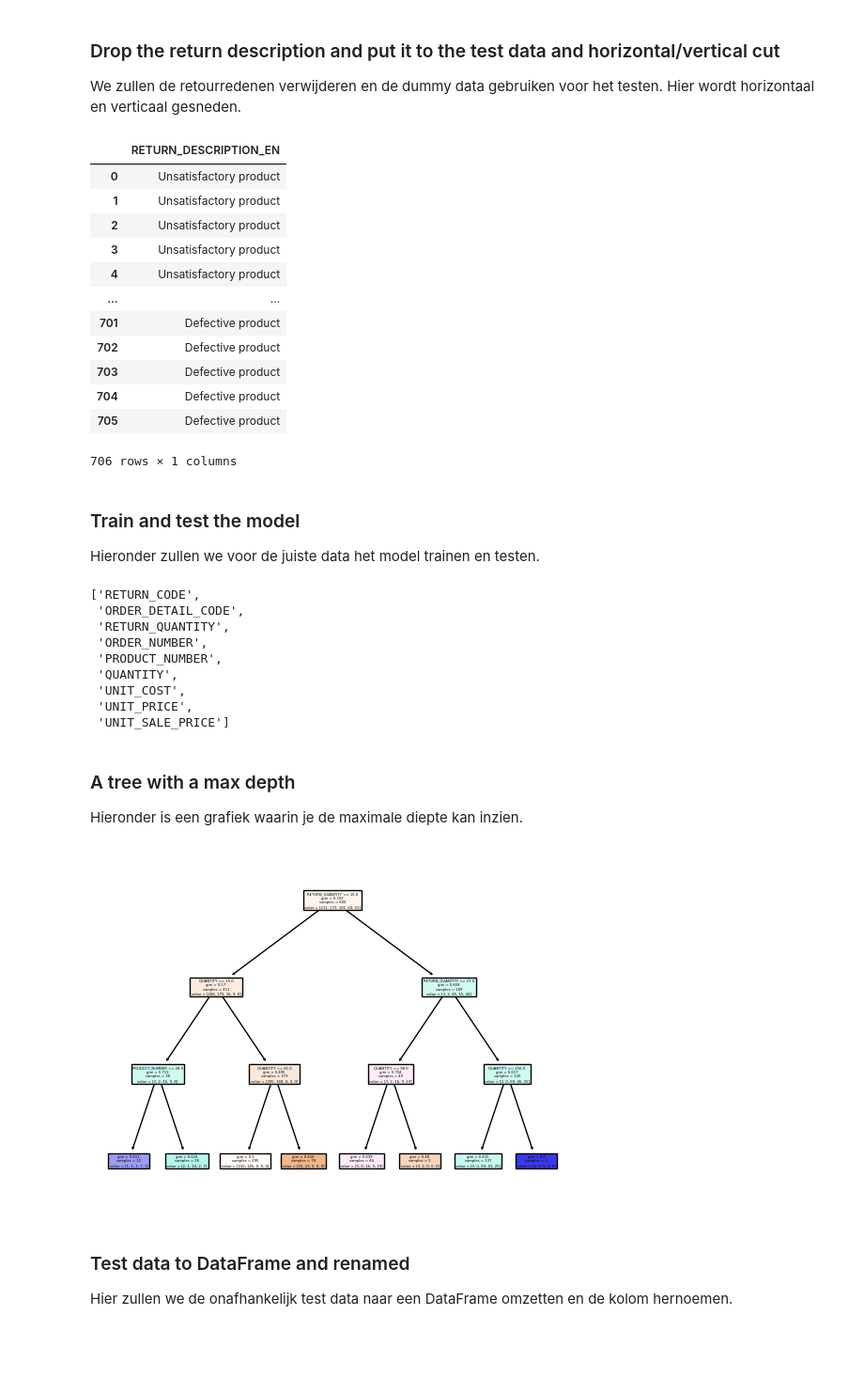
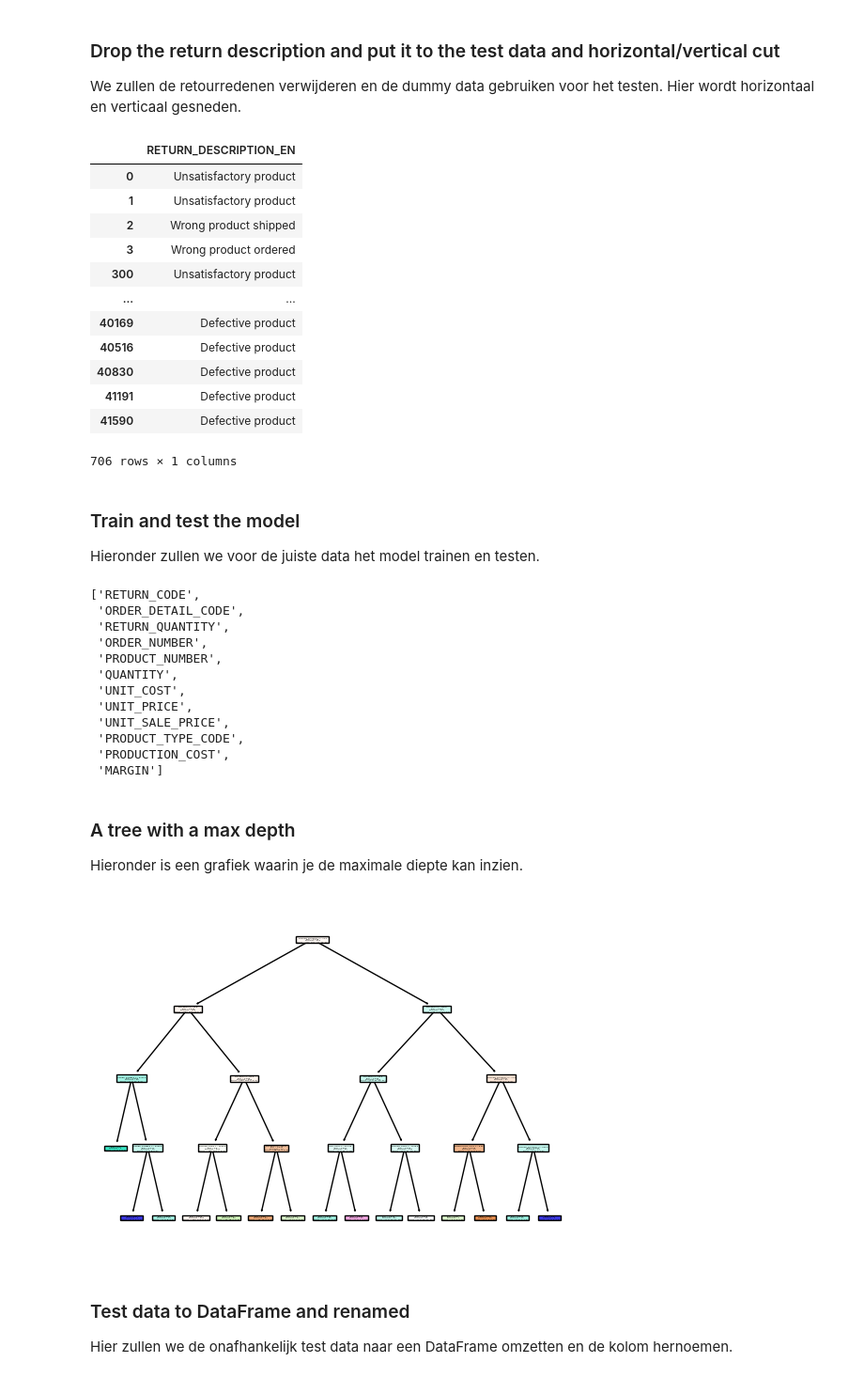
Before and after one commit to RedIsGaming/deds_ml, a Jupyter notebook: src/classificationmodel.ipynb, the cells around one changed output. Shown: that part at 94% size. Drawn from its saved outputs; the diff is of its cells as text; code cells hidden in the pictures; blank space fills up the shorter version.

```diff
--- a/src/classificationmodel.ipynb
+++ b/src/classificationmodel.ipynb
@@ -44,6 +44,7 @@ De tabellen die we gebruiken voor het classificatie model die we ook snel kunnen
 return_reason = pd.read_sql_query(f"SELECT * FROM return_reason", conn)
 returned_item = pd.read_sql_query(f"SELECT * FROM returned_item", conn)
 order_details = pd.read_sql_query(f"SELECT * FROM order_details", conn)
+product = pd.read_sql_query("SELECT * FROM product", conn)
 order_details
 
 # TRIAL column not taken into account
@@ -70,8 +71,9 @@ order_details
 
 We zullen hier alle tabellen samenvoegen om dit te kunnen gebruiken voor het model en we vegen de TRIAL kolommen schoon.
 # %%
-df = returned_item.merge(order_details, how="outer", on="ORDER_DETAIL_CODE").merge(return_reason, how="outer", on="RETURN_REASON_CODE")
+df = returned_item.merge(order_details, how="outer", on="ORDER_DETAIL_CODE").merge(return_reason, how="outer", on="RETURN_REASON_CODE").merge(product, on="PRODUCT_NUMBER")
 df = df[df.columns.drop(list(df.filter(regex="TRIAL")))]
+df = df.drop(columns=["PRODUCT_NAME", "DESCRIPTION", "PRODUCT_IMAGE"])
 df = df.dropna()
 df
 # %% [output]
@@ -93,7 +95,7 @@ df
 
 We moeten de retourdatum verwijderen, zodat het model werkt.
 # %%
-df = df.drop(columns=["RETURN_DATE"])
+df = df.drop(columns=["RETURN_DATE", "INTRODUCTION_DATE", "LANGUAGE"])
 df
 # %% [output]
 |  | RETURN_CODE | ORDER_DETAIL_CODE | RETURN_REASON_CODE | RETURN_QUANTITY | ORDER_NUMBER | PRODUCT_NUMBER | ... |
@@ -168,22 +170,22 @@ y
 |  | RETURN_DESCRIPTION_EN |
 | 0 | Unsatisfactory product |
 | 1 | Unsatisfactory product |
-| 2 | Unsatisfactory product |
-| 3 | Unsatisfactory product |
-| 4 | Unsatisfactory product |
+| 2 | Wrong product shipped |
+| 3 | Wrong product ordered |
+| 300 | Unsatisfactory product |
 | ... | ... |
-| 701 | Defective product |
-| 702 | Defective product |
-| 703 | Defective product |
-| 704 | Defective product |
-| 705 | Defective product |
+| 40169 | Defective product |
+| 40516 | Defective product |
+| 40830 | Defective product |
+| 41191 | Defective product |
+| 41590 | Defective product |
 706 rows × 1 columns
 # %% [markdown]
 ### Train and test the model
 
 Hieronder zullen we voor de juiste data het model trainen en testen.
 # %%
-X_train, X_test, y_train, y_test = train_test_split(X, y, test_size=0.15, random_state=42)
+X_train, X_test, y_train, y_test = train_test_split(X, y, test_size=0.1, random_state=42)
 list(X.columns)
 # %% [output]
 ['RETURN_CODE',
@@ -194,18 +196,21 @@ list(X.columns)
  'QUANTITY',
  'UNIT_COST',
  'UNIT_PRICE',
- 'UNIT_SALE_PRICE']
+ 'UNIT_SALE_PRICE',
+ 'PRODUCT_TYPE_CODE',
+ 'PRODUCTION_COST',
+ 'MARGIN']
 # %% [markdown]
 ### A tree with a max depth
 
 Hieronder is een grafiek waarin je de maximale diepte kan inzien.
 # %%
-model: DecisionTreeClassifier = DecisionTreeClassifier(max_depth=3, random_state=1)
+model: DecisionTreeClassifier = DecisionTreeClassifier(max_depth=4, random_state=1)
 model.fit(X_train, y_train)
 tree.plot_tree(model, feature_names=X.columns, filled=True)
 plt.show()
 # %% [output]
-[figure, old version]
+[figure, new version]
 # %% [markdown]
 ### Test data to DataFrame and renamed
 
```
Also changed, not shown: parts of 7 cells of this notebook.
